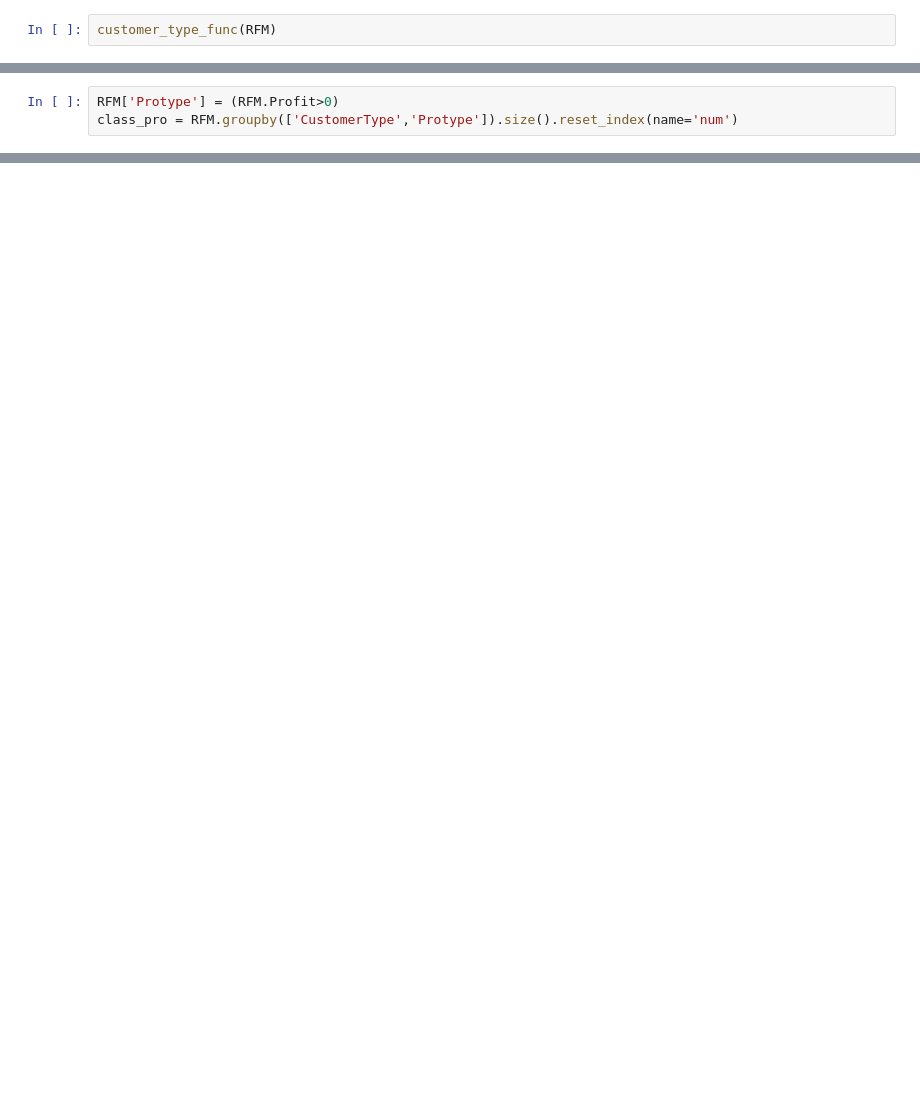
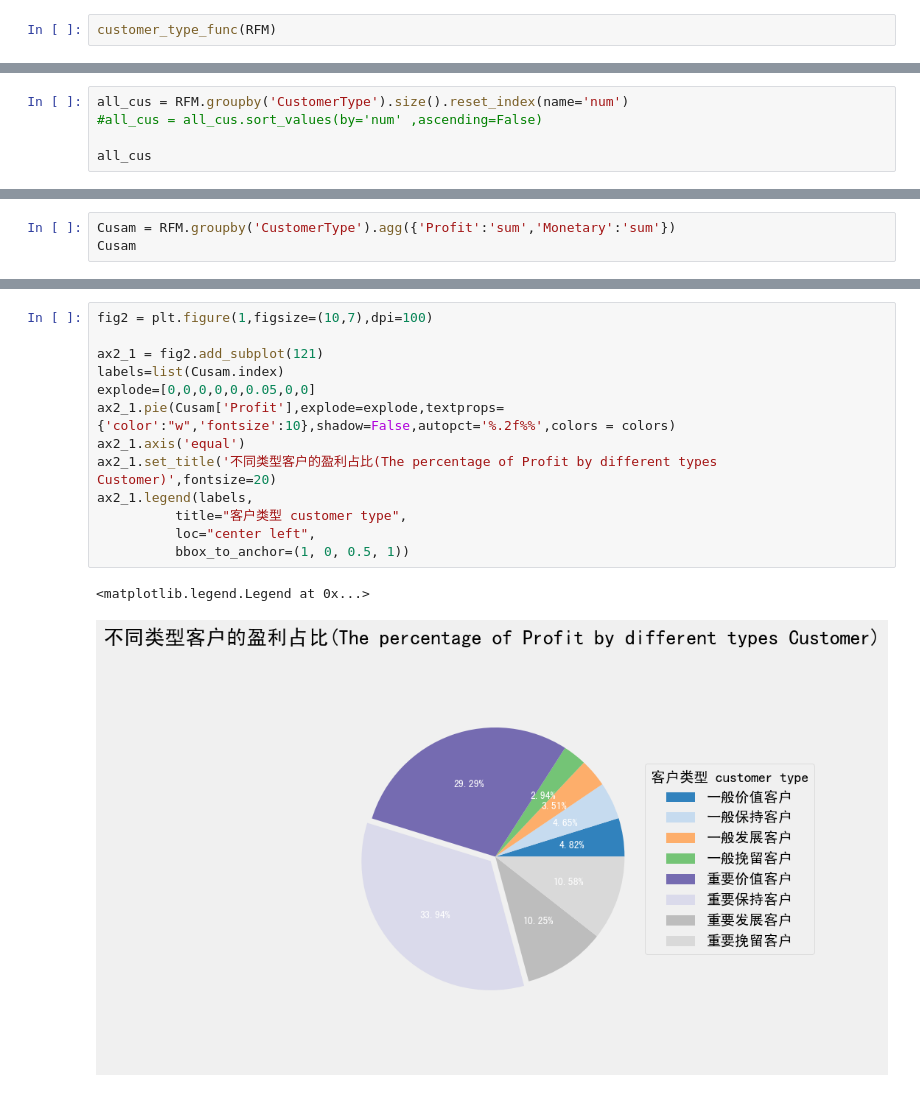
Before and after one commit to ckwalvin/RFM, a Jupyter notebook: NA_sales_RFM.ipynb, the cells around one changed output, grey strips where cells are left out. Drawn from its saved outputs; the diff is of its cells as text; blank space fills up the shorter version.

```diff
--- a/NA_sales_RFM.ipynb
+++ b/NA_sales_RFM.ipynb
@@ -246,3 +281,5 @@ RFM.head()
 # %%
-RFM['Protype'] = (RFM.Profit>0)
-class_pro = RFM.groupby(['CustomerType','Protype']).size().reset_index(name='num')
+all_cus = RFM.groupby('CustomerType').size().reset_index(name='num')
+#all_cus = all_cus.sort_values(by='num' ,ascending=False)
+
+all_cus
@@ -267,0 +315,3 @@ Name: num, dtype: int64
+# %%
+Cusam = RFM.groupby('CustomerType').agg({'Profit':'sum','Monetary':'sum'})
+Cusam
@@ -267,0 +329,16 @@ Name: num, dtype: int64
+# %%
+fig2 = plt.figure(1,figsize=(10,7),dpi=100)
+
+ax2_1 = fig2.add_subplot(121)
+labels=list(Cusam.index)
+explode=[0,0,0,0,0,0.05,0,0]
+ax2_1.pie(Cusam['Profit'],explode=explode,textprops={'color':"w",'fontsize':10},shadow=False,autopct='%.2f%%',colors = colors)
+ax2_1.axis('equal')
+ax2_1.set_title('不同类型客户的盈利占比(The percentage of Profit by different types Customer)',fontsize=20)
+ax2_1.legend(labels,
+          title="客户类型 customer type",
+          loc="center left",
+          bbox_to_anchor=(1, 0, 0.5, 1))
+# %% [output]
+<matplotlib.legend.Legend at 0x...>
+[figure, added]
```
Also changed, not shown: parts of 51 cells of this notebook.
